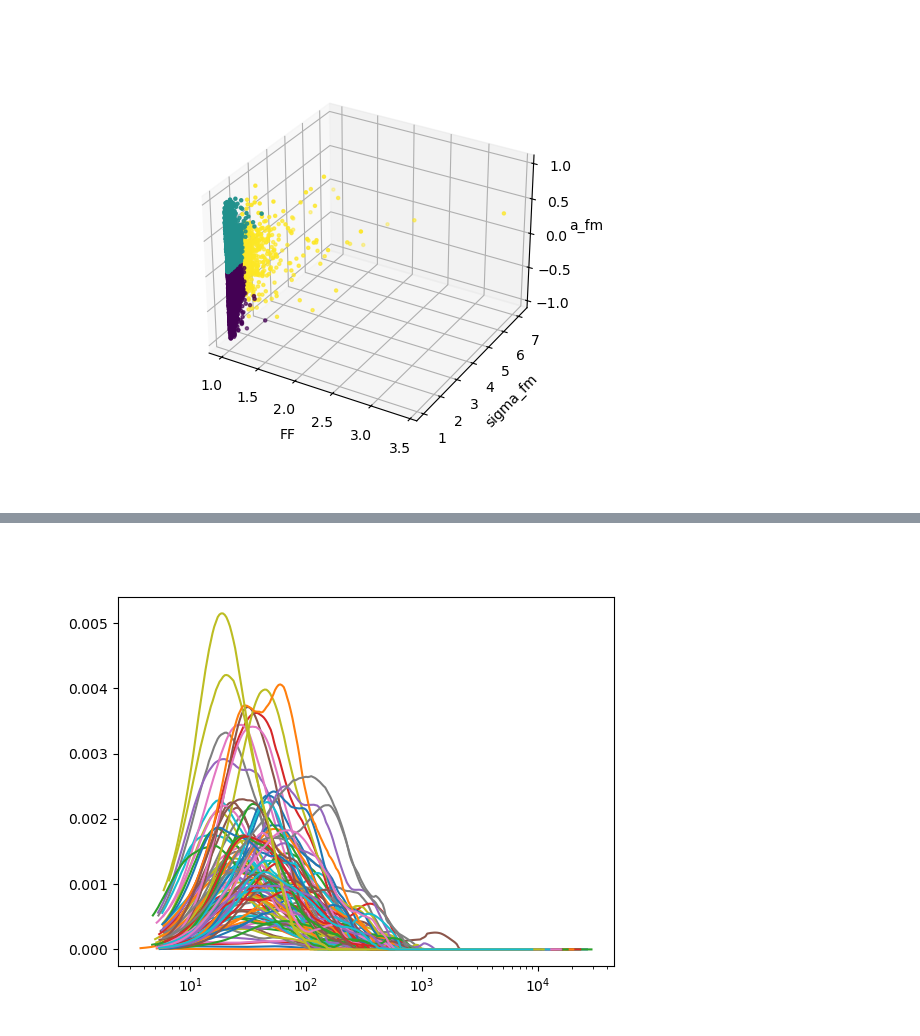
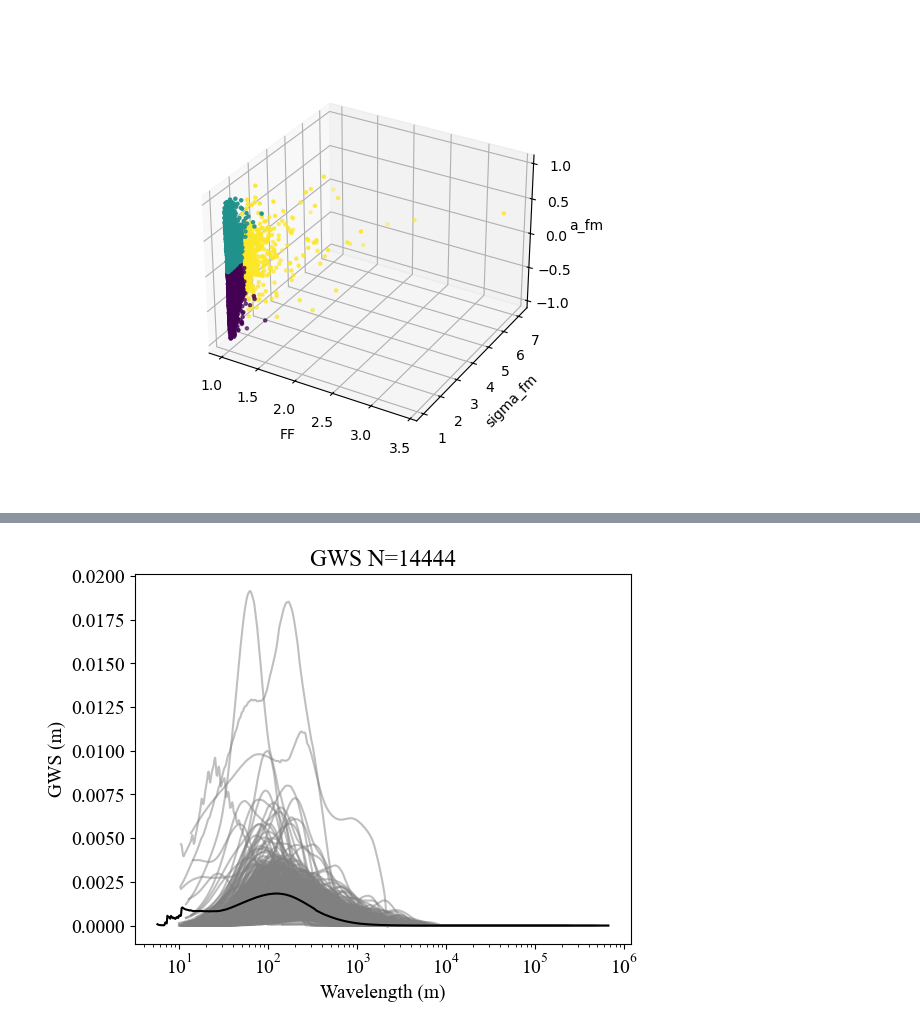
Before and after one commit to gomezvelezlab/WigglyRivers, a Jupyter notebook: examples/workflows/NHDPlus_HR/Analyze_Catchment_Data.ipynb, the cells around one changed output, grey strips where cells are left out. Saved outputs shown, nothing was run; the diff lists cells and outputs as text; code cells hidden in the pictures.

```diff
--- a/examples/workflows/NHDPlus_HR/Analyze_Catchment_Data.ipynb
+++ b/examples/workflows/NHDPlus_HR/Analyze_Catchment_Data.ipynb
@@ -389,12 +911,34 @@ data_all
-# %%
-# Plotting all GWS data
-plt.figure()
-headwaters_vals = data_all['headwater'].values
-for i, hw in enumerate(headwater_vals):
-    plt.plot(data_all['wavelength_c_scaled'].iloc[i], data_all['gws_c_sig'].iloc[i],
-             label=f'HW {hw}')
-# plt.legend()
-plt.xscale('log')
-plt.show()
-# %% [output]
-[figure, removed]
+# %%
+# Plotting all GWS data
+# plt.figure()
+# headwaters_vals = data_all['headwater'].values
+# for i, hw in enumerate(headwater_vals):
+#     plt.plot(data_all['wavelength_c'].iloc[i], data_all['gws_c_sig'].iloc[i],
+#              label=f'HW {hw}')
+# # plt.legend()
+# plt.xscale('log')
+# plt.show()
+
+gws_c_sp = np.array([np.array(i) for i in data_all['gws_c_sp'].values])
+# gws_c_sp[np.isnan(gws_c_sp)] = 0
+# remove 8043
+gws_c_sp = np.delete(gws_c_sp, 8043, axis=0)
+mean_gws_c = np.nanmean(gws_c_sp, axis=0)
+plt.figure()
+headwaters_vals = data_all['headwater'].values
+for i, hw in enumerate(headwater_vals):
+    # plt.plot(data_all['s_common_wavelength'].iloc[i], data_all['s_gws_c_sp'].iloc[i],
+    #          label=f'HW {hw}', color='grey', alpha=0.5)
+    plt.plot(common_wavelength, gws_c_sp[i],
+             label=f'HW {hw}', color='grey', alpha=0.5)
+plt.plot(common_wavelength, mean_gws_c, label='Mean',
+         color='black')
+plt.xlabel('Wavelength (m)')
+plt.ylabel('GWS (m)')
+plt.title(f'GWS N={len(gws_c_sp)}')
+# plt.legend()
+plt.xscale('log')
+plt.savefig(f'../manuscript_figures/GWS_test_chucho.jpg', dpi=500)
+plt.show()
+# %% [output]
+[figure, added]
```
Also changed, not shown: parts of 20 cells of this notebook, 3 other files.
